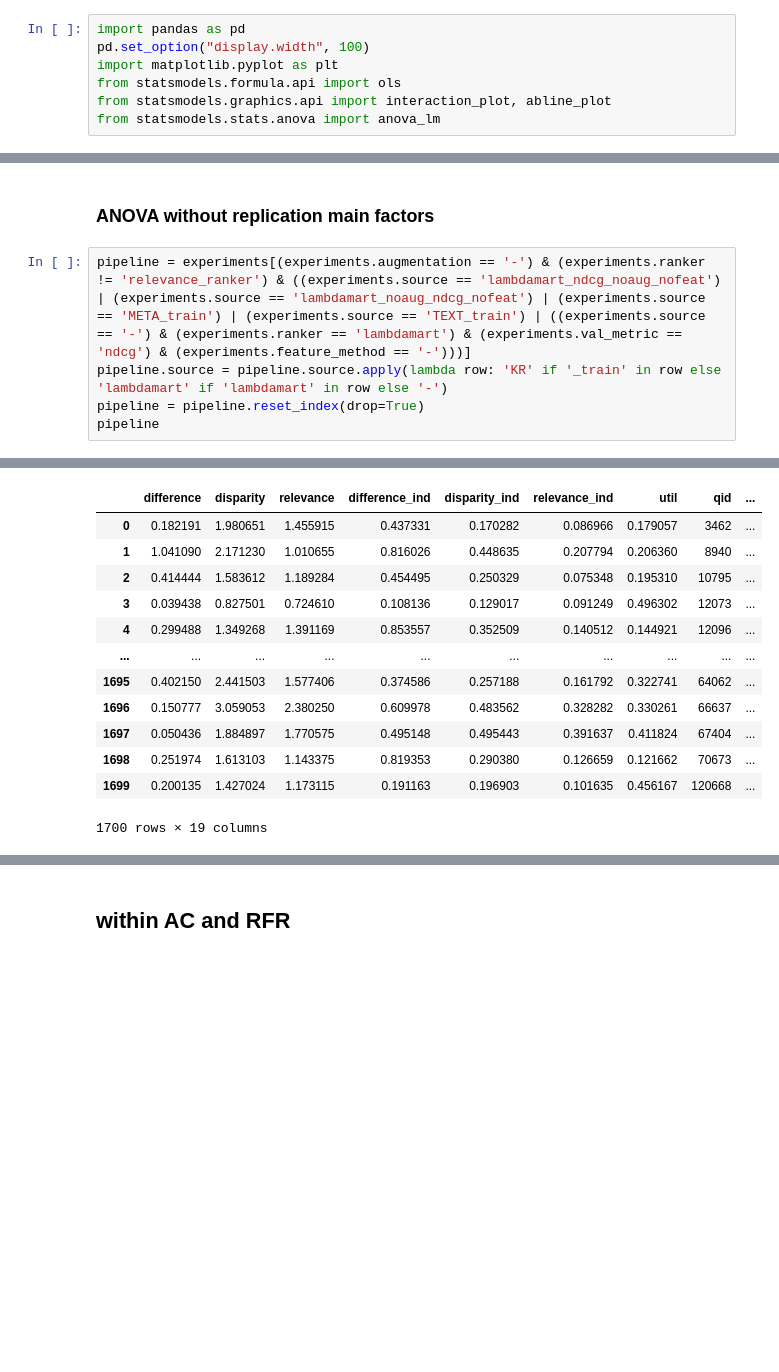
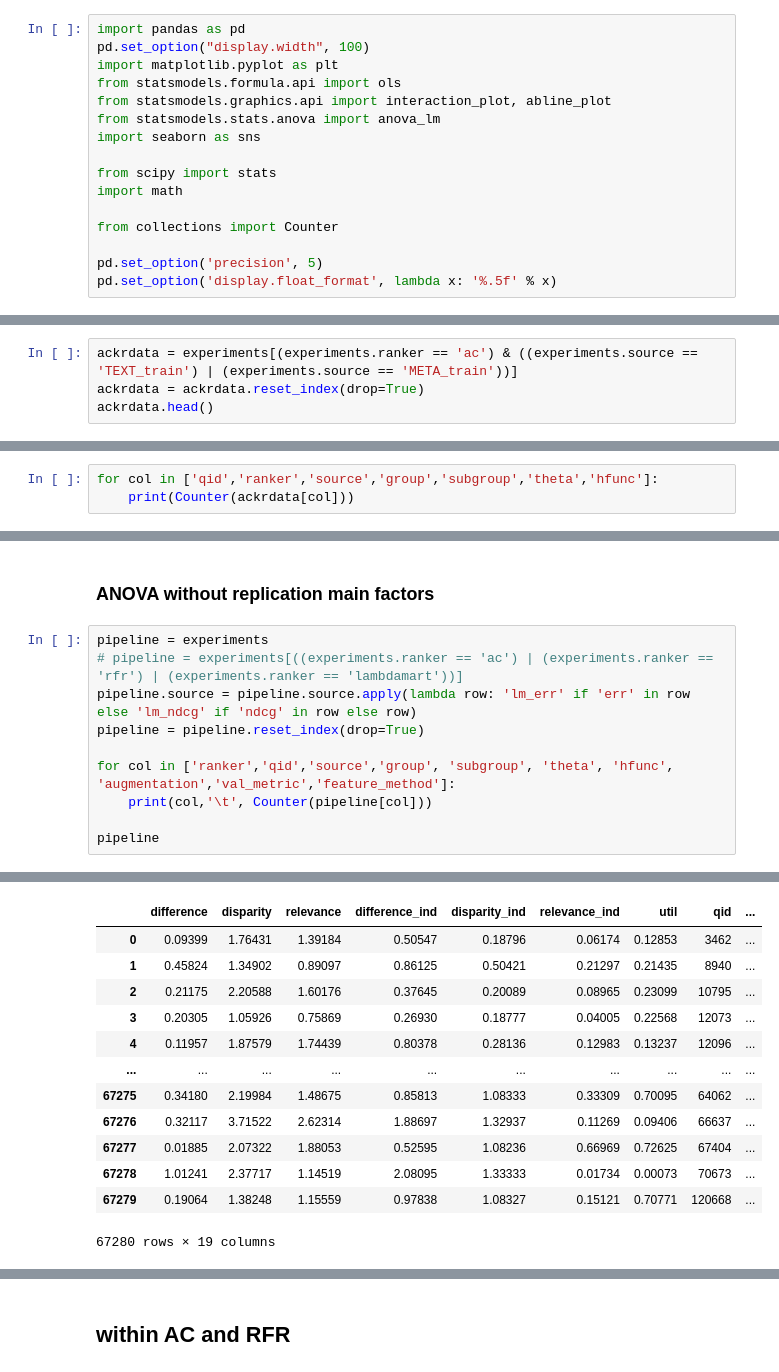
Before and after one commit to pilmus/thesis, a Jupyter notebook: app/notebooks/stats tests with qids.ipynb, the cells around one changed output, grey strips where cells are left out. Saved outputs shown, nothing was run; the diff lists cells and outputs as text; blank space fills up the shorter version.

```diff
--- a/app/notebooks/stats tests with qids.ipynb
+++ b/app/notebooks/stats tests with qids.ipynb
@@ -7,6 +11,15 @@ import matplotlib.pyplot as plt
 from statsmodels.formula.api import ols
 from statsmodels.graphics.api import interaction_plot, abline_plot
 from statsmodels.stats.anova import anova_lm
+import seaborn as sns
+
+from scipy import stats
+import math
+
+from collections import Counter
+
+pd.set_option('precision', 5)
+pd.set_option('display.float_format', lambda x: '%.5f' % x)
 # %%
 experiments = pd.read_csv('../evaluation/resources/2020/all_experiments.csv')
 experiments = experiments.fillna('-')
@@ -618,0 +1557,4 @@ Now we see if re-ranking significantly improves the eel and eel ind.
+# %%
+ackrdata = experiments[(experiments.ranker == 'ac') & ((experiments.source == 'TEXT_train') | (experiments.source == 'META_train'))]
+ackrdata = ackrdata.reset_index(drop=True)
+ackrdata.head()
@@ -618,0 +1568,3 @@ Now we see if re-ranking significantly improves the eel and eel ind.
+# %%
+for col in ['qid','ranker','source','group','subgroup','theta','hfunc']:
+    print(Counter(ackrdata[col]))
@@ -619,8 +2493,13 @@ Now we see if re-ranking significantly improves the eel and eel ind.
 # %% [markdown]
 ### ANOVA without replication main factors
 # %%
-pipeline = experiments[(experiments.augmentation == '-') & (experiments.ranker != 'relevance_ranker') & ((experiments.source == 'lambdamart_ndcg_noaug_nofeat') | (experiments.source == 'lambdamart_noaug_ndcg_nofeat') | (experiments.source == 'META_train') | (experiments.source == 'TEXT_train') | ((experiments.source == '-') & (experiments.ranker == 'lambdamart') & (experiments.val_metric == 'ndcg') & (experiments.feature_method == '-')))]
-pipeline.source = pipeline.source.apply(lambda row: 'KR' if '_train' in row else 'lambdamart' if 'lambdamart' in row else '-')
+pipeline = experiments
+# pipeline = experiments[((experiments.ranker == 'ac') | (experiments.ranker == 'rfr') | (experiments.ranker == 'lambdamart'))]
+pipeline.source = pipeline.source.apply(lambda row: 'lm_err' if 'err' in row else 'lm_ndcg' if 'ndcg' in row else row)
 pipeline = pipeline.reset_index(drop=True)
+
+for col in ['ranker','qid','source','group', 'subgroup', 'theta', 'hfunc', 'augmentation','val_metric','feature_method']:
+    print(col,'\t', Counter(pipeline[col]))
+
 pipeline
 # %% [output]
@@ -632,13 +2516,13 @@ See the caveats in the documentation: https://pandas.pydata.org/pandas-docs/stab
 |  | difference | disparity | relevance | difference_ind | disparity_ind | relevance_ind | util | qid | ... |
-| 0 | 0.182191 | 1.980651 | 1.455915 | 0.437331 | 0.170282 | 0.086966 | 0.179057 | 3462 | ... |
-| 1 | 1.041090 | 2.171230 | 1.010655 | 0.816026 | 0.448635 | 0.207794 | 0.206360 | 8940 | ... |
-| 2 | 0.414444 | 1.583612 | 1.189284 | 0.454495 | 0.250329 | 0.075348 | 0.195310 | 10795 | ... |
-| 3 | 0.039438 | 0.827501 | 0.724610 | 0.108136 | 0.129017 | 0.091249 | 0.496302 | 12073 | ... |
-| 4 | 0.299488 | 1.349268 | 1.391169 | 0.853557 | 0.352509 | 0.140512 | 0.144921 | 12096 | ... |
+| 0 | 0.09399 | 1.76431 | 1.39184 | 0.50547 | 0.18796 | 0.06174 | 0.12853 | 3462 | ... |
+| 1 | 0.45824 | 1.34902 | 0.89097 | 0.86125 | 0.50421 | 0.21297 | 0.21435 | 8940 | ... |
+| 2 | 0.21175 | 2.20588 | 1.60176 | 0.37645 | 0.20089 | 0.08965 | 0.23099 | 10795 | ... |
+| 3 | 0.20305 | 1.05926 | 0.75869 | 0.26930 | 0.18777 | 0.04005 | 0.22568 | 12073 | ... |
+| 4 | 0.11957 | 1.87579 | 1.74439 | 0.80378 | 0.28136 | 0.12983 | 0.13237 | 12096 | ... |
 | ... | ... | ... | ... | ... | ... | ... | ... | ... | ... |
-| 1695 | 0.402150 | 2.441503 | 1.577406 | 0.374586 | 0.257188 | 0.161792 | 0.322741 | 64062 | ... |
-| 1696 | 0.150777 | 3.059053 | 2.380250 | 0.609978 | 0.483562 | 0.328282 | 0.330261 | 66637 | ... |
-| 1697 | 0.050436 | 1.884897 | 1.770575 | 0.495148 | 0.495443 | 0.391637 | 0.411824 | 67404 | ... |
-| 1698 | 0.251974 | 1.613103 | 1.143375 | 0.819353 | 0.290380 | 0.126659 | 0.121662 | 70673 | ... |
-| 1699 | 0.200135 | 1.427024 | 1.173115 | 0.191163 | 0.196903 | 0.101635 | 0.456167 | 120668 | ... |
+| 67275 | 0.34180 | 2.19984 | 1.48675 | 0.85813 | 1.08333 | 0.33309 | 0.70095 | 64062 | ... |
+| 67276 | 0.32117 | 3.71522 | 2.62314 | 1.88697 | 1.32937 | 0.11269 | 0.09406 | 66637 | ... |
+| 67277 | 0.01885 | 2.07322 | 1.88053 | 0.52595 | 1.08236 | 0.66969 | 0.72625 | 67404 | ... |
+| 67278 | 1.01241 | 2.37717 | 1.14519 | 2.08095 | 1.33333 | 0.01734 | 0.00073 | 70673 | ... |
+| 67279 | 0.19064 | 1.38248 | 1.15559 | 0.97838 | 1.08327 | 0.15121 | 0.70771 | 120668 | ... |
-1700 rows × 19 columns
+67280 rows × 19 columns
```
Also changed, not shown: parts of 418 cells of this notebook, 1 other file.
